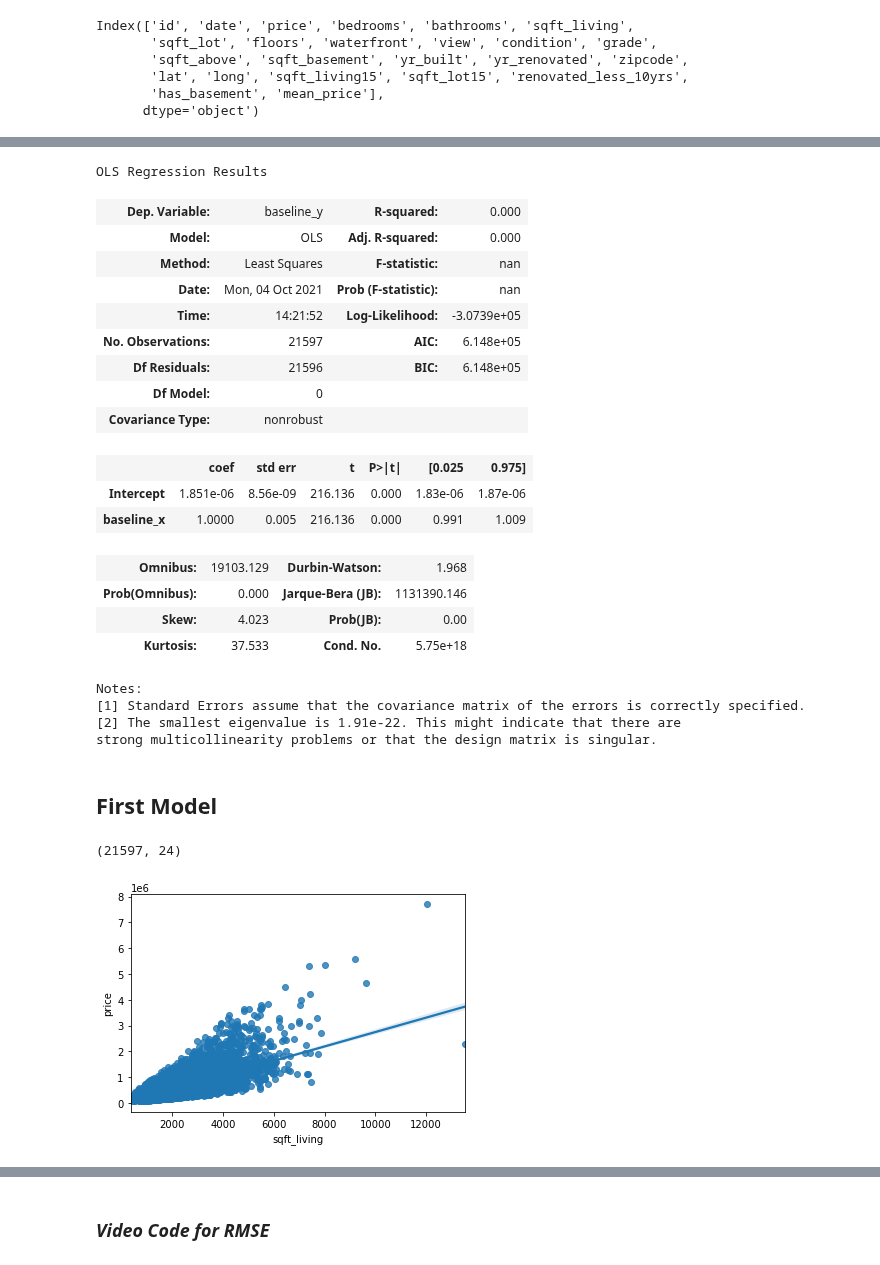
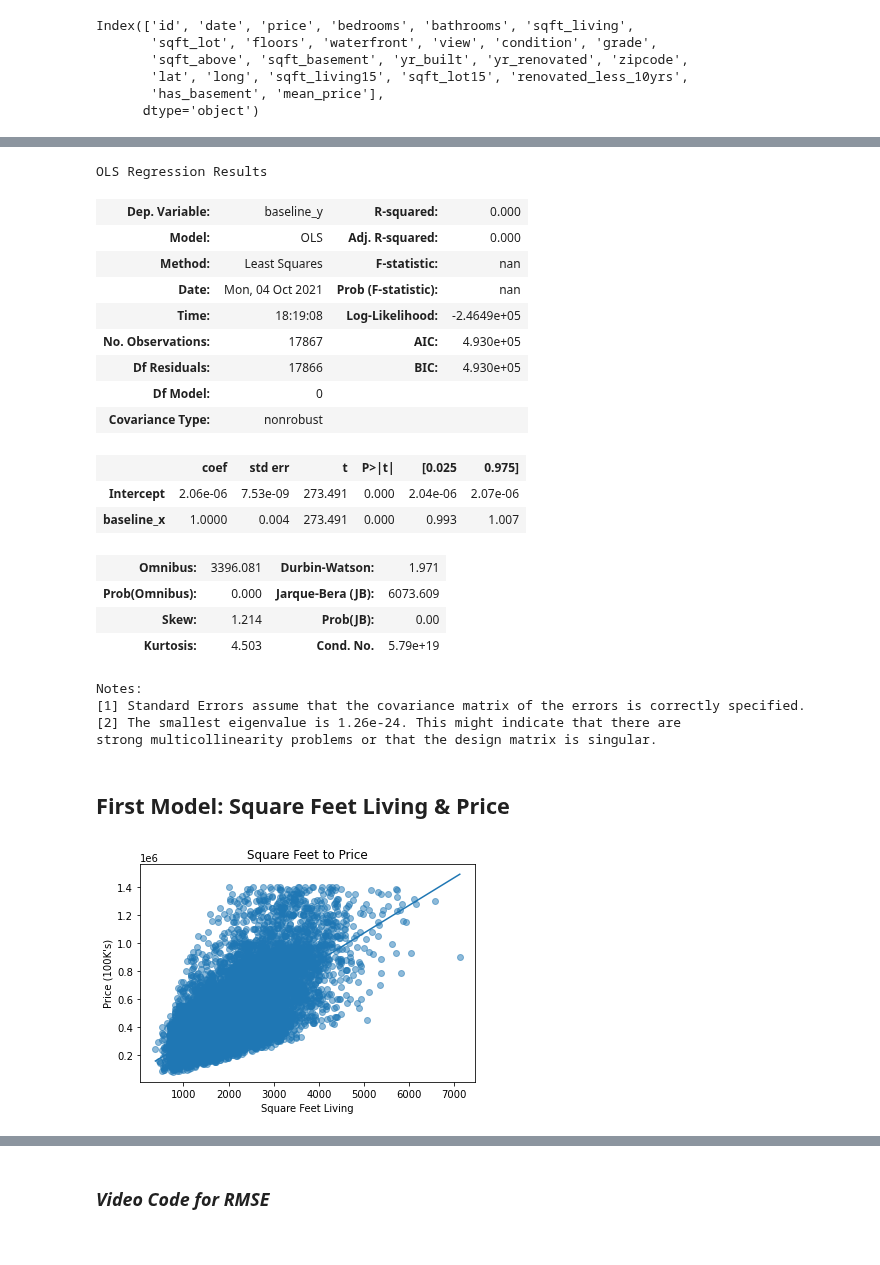
Before and after one commit to cyborgsage/kingco-realestate, a Jupyter notebook: doug_index.ipynb, the cells around one changed output, grey strips where cells are left out. Cells and saved outputs as stored; diff of their text form; code cells hidden in the pictures.

Commit message:
data understanding update

```diff
--- a/doug_index.ipynb
+++ b/doug_index.ipynb
@@ -77,4 +57,13 @@ Data columns (total 21 columns):
  20  sqft_lot15     21597 non-null  int64
 dtypes: float64(6), int64(9), object(6)
 memory usage: 3.5+ MB
+# %%
+#Keep price < 1400000
+df = df[df['price']<=1400000]
+#Keep yr built above 1930
+df = df[df['yr_built']>1930]
+#Delete bedroom >15 typo
+df.drop(df[df['bedrooms']>15].index, inplace=True)
+#Keep lots under 2 acres or 87120 sqft
+df = df[df['sqft_lot']<=87120]
 # %%
@@ -427,5 +210,5 @@ ax.scatter(baseline_X_train, baseline_y_train, alpha=0.5);
 # %%
-from statsmodels.formula.api import ols
+#OLS chart
 baseline_formula = 'baseline_y ~ baseline_x'
 baseline_model = ols(baseline_formula, df).fit()
 baseline_model.summary()
@@ -435,29 +218,28 @@ OLS Regression Results
 | Model: | OLS | Adj. R-squared: | 0.000 |
 | Method: | Least Squares | F-statistic: | nan |
 | Date: | Mon, 04 Oct 2021 | Prob (F-statistic): | nan |
-| Time: | 14:21:52 | Log-Likelihood: | -3.0739e+05 |
-| No. Observations: | 21597 | AIC: | 6.148e+05 |
-| Df Residuals: | 21596 | BIC: | 6.148e+05 |
+| Time: | 18:19:08 | Log-Likelihood: | -2.4649e+05 |
+| No. Observations: | 17867 | AIC: | 4.930e+05 |
+| Df Residuals: | 17866 | BIC: | 4.930e+05 |
 | Df Model: | 0 |  |  |
 | Covariance Type: | nonrobust |  |  |
 |  | coef | std err | t | P>|t| | [0.025 | 0.975] |
-| Intercept | 1.851e-06 | 8.56e-09 | 216.136 | 0.000 | 1.83e-06 | 1.87e-06 |
-| baseline_x | 1.0000 | 0.005 | 216.136 | 0.000 | 0.991 | 1.009 |
+| Intercept | 2.06e-06 | 7.53e-09 | 273.491 | 0.000 | 2.04e-06 | 2.07e-06 |
+| baseline_x | 1.0000 | 0.004 | 273.491 | 0.000 | 0.993 | 1.007 |
-| Omnibus: | 19103.129 | Durbin-Watson: | 1.968 |
-| Prob(Omnibus): | 0.000 | Jarque-Bera (JB): | 1131390.146 |
-| Skew: | 4.023 | Prob(JB): | 0.00 |
-| Kurtosis: | 37.533 | Cond. No. | 5.75e+18 |
+| Omnibus: | 3396.081 | Durbin-Watson: | 1.971 |
+| Prob(Omnibus): | 0.000 | Jarque-Bera (JB): | 6073.609 |
+| Skew: | 1.214 | Prob(JB): | 0.00 |
+| Kurtosis: | 4.503 | Cond. No. | 5.79e+19 |
 Notes:
 [1] Standard Errors assume that the covariance matrix of the errors is correctly specified.
-[2] The smallest eigenvalue is 1.91e-22. This might indicate that there are
+[2] The smallest eigenvalue is 1.26e-24. This might indicate that there are
 strong multicollinearity problems or that the design matrix is singular.
+# %%
+#dropping mean_price col after baseline done
+df = df.drop('mean_price', axis=1)
 # %% [markdown]
-## First Model
+## First Model: Square Feet Living & Price
 # %%
 y = df["price"]
 X = df.drop("price", axis=1)
-# %%
-df.shape
-# %% [output]
-(21597, 24)
 # %%
@@ -466,13 +246,13 @@ from sklearn.model_selection import train_test_split
 X_train, X_test, y_train, y_test = train_test_split(X, y, random_state=42)
 # %%
-most_correlated_feature = 'sqft_living'
-# fig, ax = plt.subplots()
-# ax.scatter(X_train[most_correlated_feature], y_train, alpha=0.5)
-# ax.set_xlabel('Square Feet Living')
-# ax.set_ylabel("Price (100K's)")
-# ax.set_title('Square Feet to Price')
-
-sns.regplot(X_train[most_correlated_feature],y_train);
+most_correlated_feature = X_train['sqft_living']
+fig, ax = plt.subplots()
+ax.scatter(most_correlated_feature, y_train, alpha=0.5)
+ax.set_xlabel('Square Feet Living')
+ax.set_ylabel("Price (100K's)")
+ax.set_title('Square Feet to Price')
+plt.plot(np.unique(most_correlated_feature), np.poly1d(np.polyfit(most_correlated_feature, y_train, 1))
+         (np.unique(most_correlated_feature)));
 # %% [output]
-[figure, old version]
+[figure, new version]
 # %%
```
Also changed, not shown: parts of 56 cells of this notebook, 1 other file.
